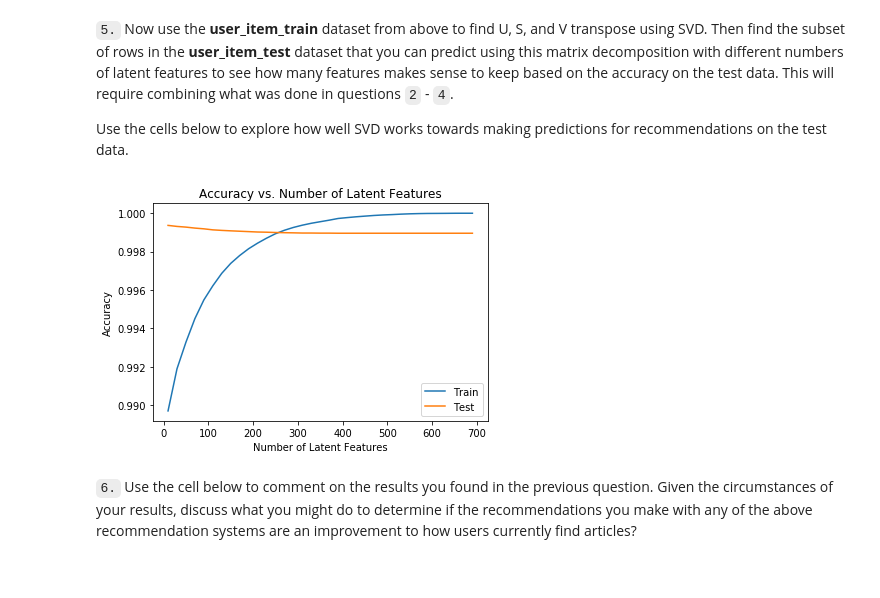
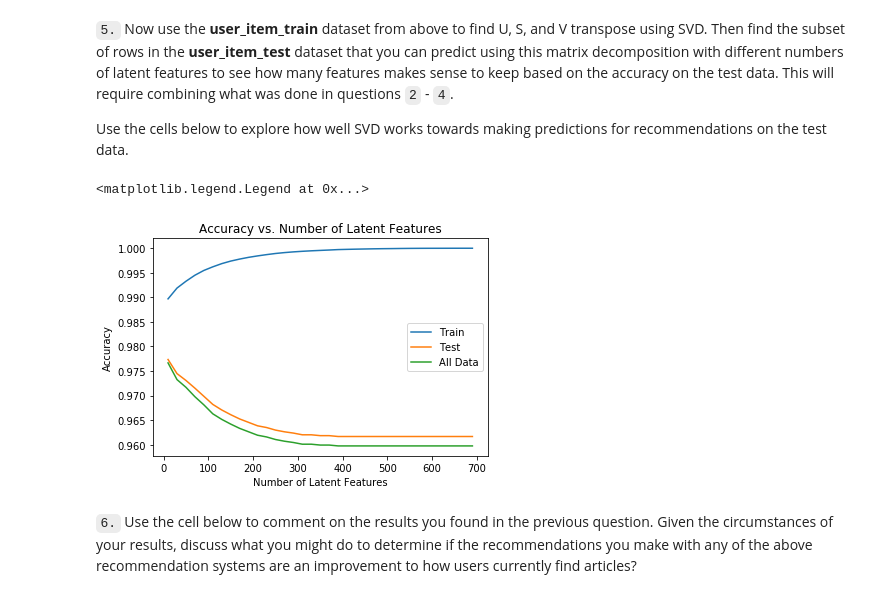
Before and after one commit to KashiNawaz/Udacity_DataScientist-_Nanodegree, a Jupyter notebook: Data Scientist Nanodegree/Recommendations with IBM/Recommendations_with_IBM.ipynb, the cells around one changed output. Drawn from its saved outputs; the diff is of its cells as text; code cells hidden in the pictures.

```diff
--- a/Data Scientist Nanodegree/Recommendations with IBM/Recommendations_with_IBM.ipynb
+++ b/Data Scientist Nanodegree/Recommendations with IBM/Recommendations_with_IBM.ipynb
@@ -735,41 +742,43 @@ test_col_idxs = user_item_train.columns.isin(test_arts)
 u_test = u_train[test_rows_idx, :]
 vt_test = vt_train[:, test_col_idxs]
 # %%
-user_present_both = np.intersect1d(user_item_test.index, user_item_train.index)
-user_item_test_predictable = user_item_test[user_item_test.index.isin(user_present_both)]
-
-# initialize testing parameters
 num_latent_feats = np.arange(10,700+10,20)
 sum_errs_train = []
 sum_errs_test = []
+all_errs = []
+unique_test = set(user_item_test.index.tolist())&set(user_item_train.index.tolist())
+user_item_test = user_item_test.loc[unique_test,:]
 
 for k in num_latent_feats:
-    # restructure with k latent features for both training and test sets
+    # restructure with k latent features
     s_train_lat, u_train_lat, vt_train_lat = np.diag(s_train[:k]), u_train[:, :k], vt_train[:k, :]
+
     u_test_lat, vt_test_lat = u_test[:, :k], vt_test[:k, :]
 
-    # take dot product for both training and test sets
-    user_item_train_est = np.around(np.dot(np.dot(u_train_lat, s_train_lat), vt_train_lat))
-    user_item_test_est = np.around(np.dot(np.dot(u_test_lat, s_train_lat), vt_test_lat))
+    # take dot product
+    user_item_train_preds = np.around(np.dot(np.dot(u_train_lat, s_train_lat), vt_train_lat))
+    user_item_test_preds = np.around(np.dot(np.dot(u_test_lat, s_train_lat), vt_test_lat))
+    all_errs.append(1 - ((np.sum(user_item_test_preds)+np.sum(np.sum(user_item_test)))/(user_item_test.shape[0]*user_item_test.shape[1])))    # compute error for each prediction to actual value
 
-    # compute error for each prediction to actual value
-    diffs_train = np.subtract(user_item_train, user_item_train_est)
-    diffs_test = np.subtract(user_item_test_predictable, user_item_test_est)
+    diffs_train = np.subtract(user_item_train, user_item_train_preds)
+    diffs_test = np.subtract(user_item_test, user_item_test_preds)
 
-    # total errors and keep track of them for both training and test sets
+    # total errors and keep track of them
     err_train = np.sum(np.sum(np.abs(diffs_train)))
     err_test = np.sum(np.sum(np.abs(diffs_test)))
     sum_errs_train.append(err_train)
     sum_errs_test.append(err_test)
 # %%
-plt.plot(num_latent_feats, 1 - np.array(sum_errs_train)/(user_item_train.shape[0]*user_item_test.shape[1]), label='Train');
-plt.plot(num_latent_feats, 1 - np.array(sum_errs_test)/(user_item_test.shape[0]*user_item_test.shape[1]), label='Test');
-plt.xlabel('Number of Latent Features');
-plt.ylabel('Accuracy');
-plt.title('Accuracy vs. Number of Latent Features');
-plt.legend();
+plt.plot(num_latent_feats, 1 - np.array(sum_errs_train)/(user_item_train.shape[0]*user_item_test.shape[1]), label='Train')
+plt.plot(num_latent_feats, 1 - np.array(sum_errs_test)/(user_item_test.shape[0]*user_item_test.shape[1]), label='Test')
+plt.plot(num_latent_feats, all_errs, label='All Data')
+plt.xlabel('Number of Latent Features')
+plt.ylabel('Accuracy')
+plt.title('Accuracy vs. Number of Latent Features')
+plt.legend()
 # %% [output]
+<matplotlib.legend.Legend at 0x...>
-[figure, old version]
+[figure, new version]
 # %% [markdown]
 `6.` Use the cell below to comment on the results you found in the previous question. Given the circumstances of your results, discuss what you might do to determine if the recommendations you make with any of the above recommendation systems are an improvement to how users currently find articles?
 # %% [markdown]
```
Also changed, not shown: parts of 6 cells of this notebook.
